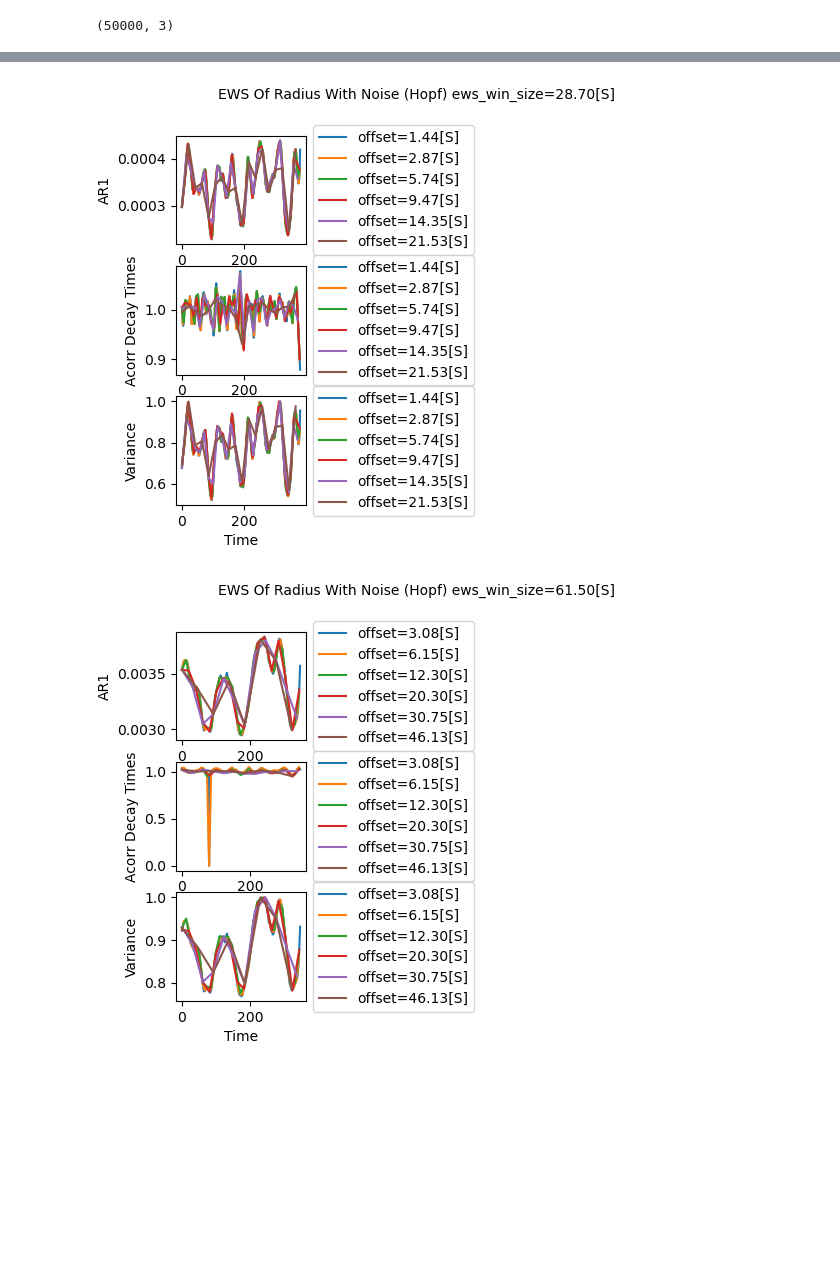
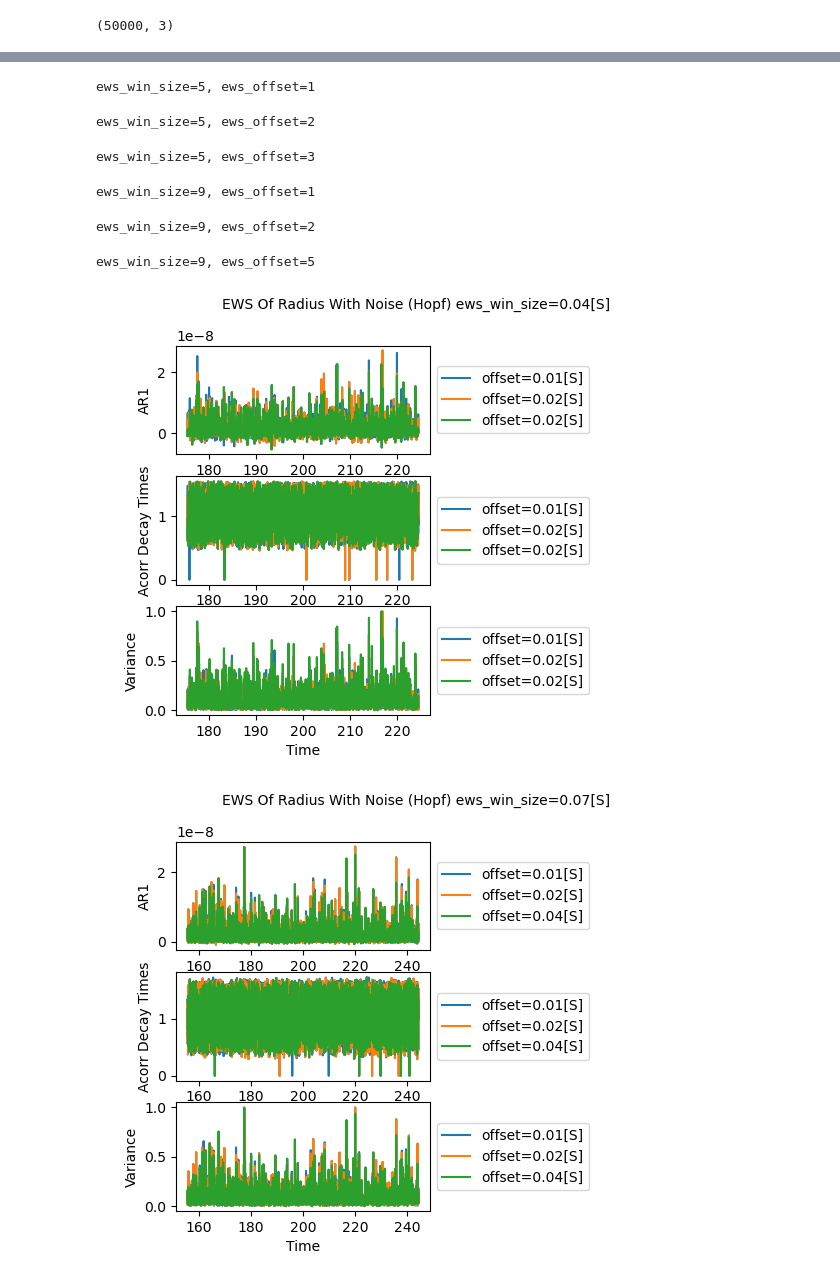
Before and after one commit to barrackHa/differential_equations, a Jupyter notebook: ews_analysis/hopf_ews.ipynb, the cells around one changed output, grey strips where cells are left out. Saved outputs shown, nothing was run; the diff lists cells and outputs as text; code cells hidden in the pictures; blank space fills up the shorter version.

```diff
--- a/ews_analysis/hopf_ews.ipynb
+++ b/ews_analysis/hopf_ews.ipynb
@@ -100,3 +100,20 @@ plt.show()
 #             ews_win_size, ews_offset,
 #             label=f'offset={ews_offset * dt:.2f}[S]'
 #         )
+# %%
+d = 13
+win_size = d
+ws = int(t_points * (d/100))
+t =(time[2]-time[1]) * ws
+print(time[:10], t)
+time[np.where(time > 200)[0][0] -3 ]
+
+bif_t = np.where(time > 200)[0][0]
+print(f'bif_t: {bif_t}')
+pre_idx = bif_t - 300 * win_size
+post_idx = bif_t + 300 * win_size
+print(f'pre_idx: {pre_idx}, post_idx: {post_idx}')
+tmp_time = time[pre_idx:post_idx]
+tmp_data = noisy_hopf[2][pre_idx:post_idx,1]
+print(noisy_hopf[2][:,1].shape, time.shape)
+print(tmp_data.shape, tmp_time.shape)
@@ -103,17 +131,37 @@ plt.show()
 # %%
-for d in [7, 15, 33, 75]:
-    ews_win_size = int(t_points * (d/100))
+for d in [5, 9]:
+    # ews_win_size = int(t_points * (d/100))
+    ews_win_size = d
     fig = plt.figure()
     fig.suptitle(f'EWS Of Radius With Noise (Hopf) ews_win_size={ews_win_size * dt:.2f}[S]', fontsize=10)
     spec = fig.add_gridspec(3, 2)
     axs = [fig.add_subplot(spec[i, :]) for i in range(3)]
-    for q in [5, 10, 20, 33, 50, 75]:
-        ews_offset = int(ews_win_size * (q/100))
+    for q in [10, 50, 70]:
+        ews_offset = int(ews_win_size * (q/100)) + 1
+        print(f'ews_win_size={ews_win_size}, ews_offset={ews_offset}', end=' ')
+
+        pre_idx = bif_t - 600 * ews_win_size
+        post_idx = bif_t + 600 * ews_win_size
+        tmp_time = time[pre_idx:post_idx]
+        tmp_data = noisy_hopf[2][pre_idx:post_idx, 1]
+
         fig, axs, block_idxs, ar1s, decays, vars = hh.calc_and_plot_ews(
-            fig, axs, time, noisy_hopf[2][:,1],
+            fig, axs, tmp_time, tmp_data,
             ews_win_size, ews_offset,
             label=f'offset={ews_offset * dt:.2f}[S]'
         )
+
+        # fig, axs, block_idxs, ar1s, decays, vars = hh.calc_and_plot_ews(
+        #     fig, axs, time, noisy_hopf[2][:,1],
+        #     ews_win_size, ews_offset,
+        #     label=f'offset={ews_offset * dt:.2f}[S]'
+        # )
 # %% [output]
+ews_win_size=5, ews_offset=1
+ews_win_size=5, ews_offset=2
+ews_win_size=5, ews_offset=3
+ews_win_size=9, ews_offset=1
+ews_win_size=9, ews_offset=2
+ews_win_size=9, ews_offset=5
-[figure, old version]
+[figure, new version]
-[figure, old version]
+[figure, new version]
```
Also changed, not shown: parts of 5 cells of this notebook, 2 other files.
